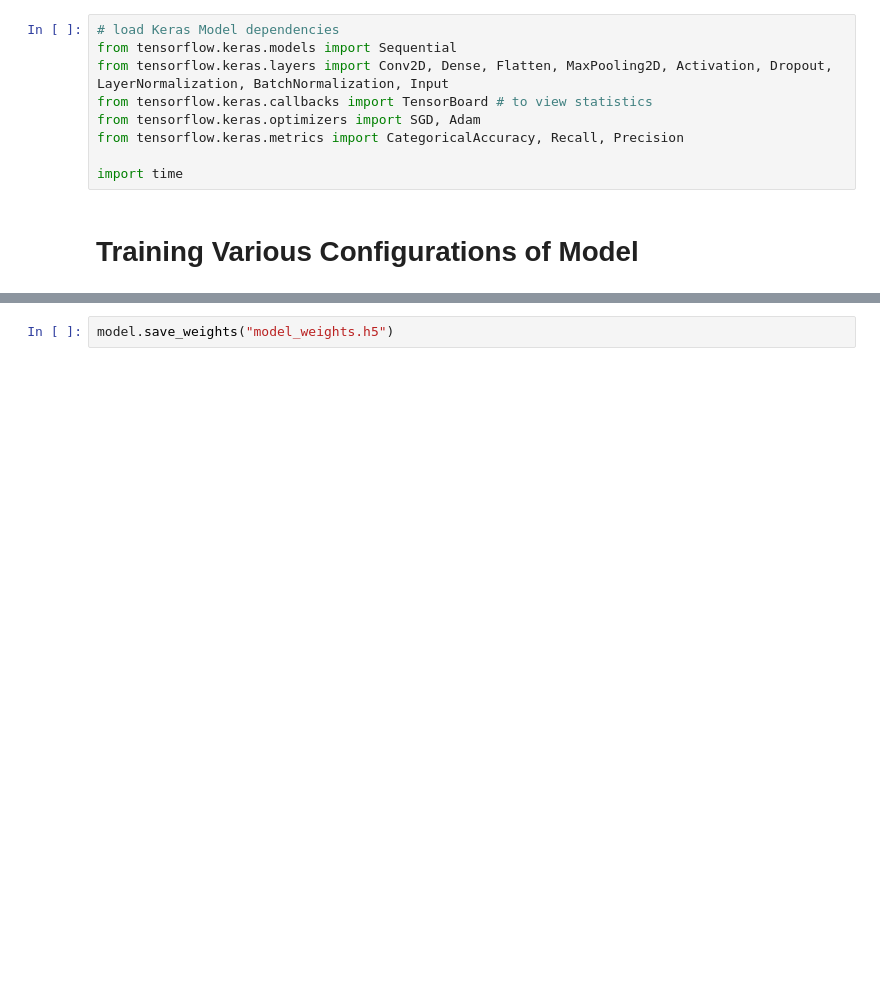
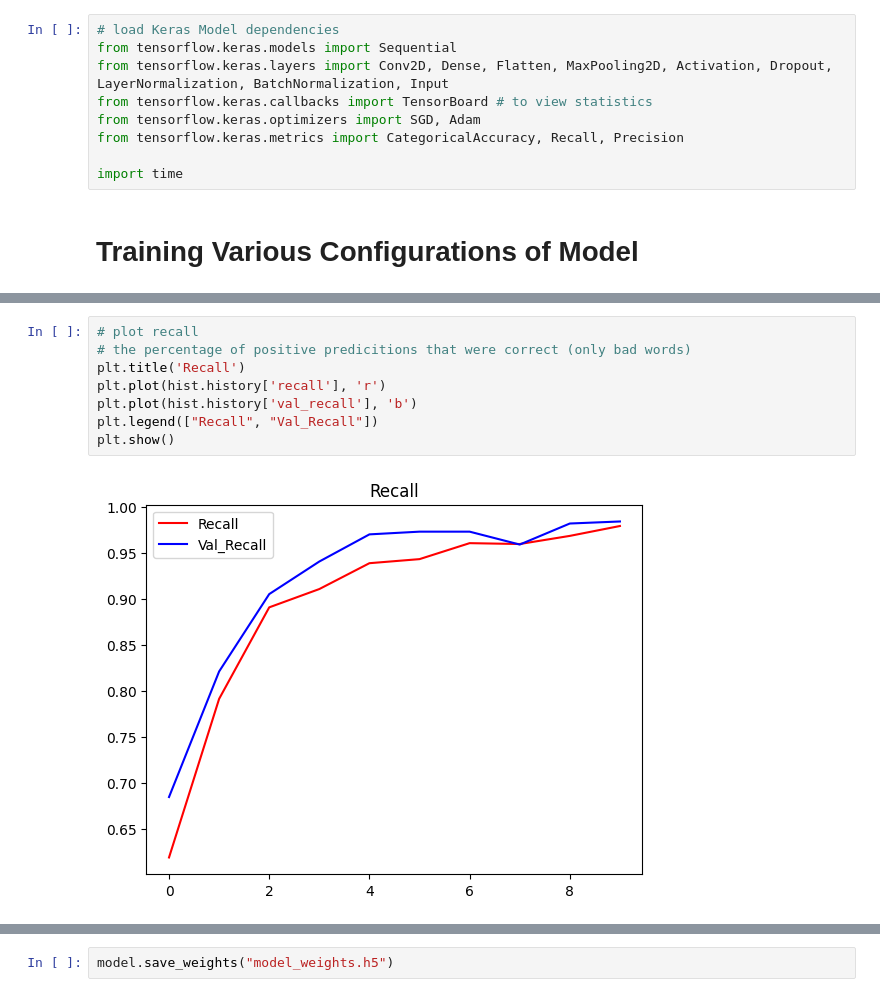
Before and after one commit to 490-BadMouth/BadMouth, a Jupyter notebook: BadMouth_CNN_Multi_Class_Fixed_Shape.ipynb, the cells around one changed output, grey strips where cells are left out. Cells and saved outputs as stored; diff of their text form; blank space fills up the shorter version.

```diff
--- a/BadMouth_CNN_Multi_Class_Fixed_Shape.ipynb
+++ b/BadMouth_CNN_Multi_Class_Fixed_Shape.ipynb
@@ -284,0 +332,10 @@ for dense_layer in dense_layers:
+# %%
+# plot recall
+# the percentage of positive predicitions that were correct (only bad words)
+plt.title('Recall')
+plt.plot(hist.history['recall'], 'r')
+plt.plot(hist.history['val_recall'], 'b')
+plt.legend(["Recall", "Val_Recall"])
+plt.show()
+# %% [output]
+[figure, added]
```
Also changed, not shown: parts of 41 cells of this notebook.
